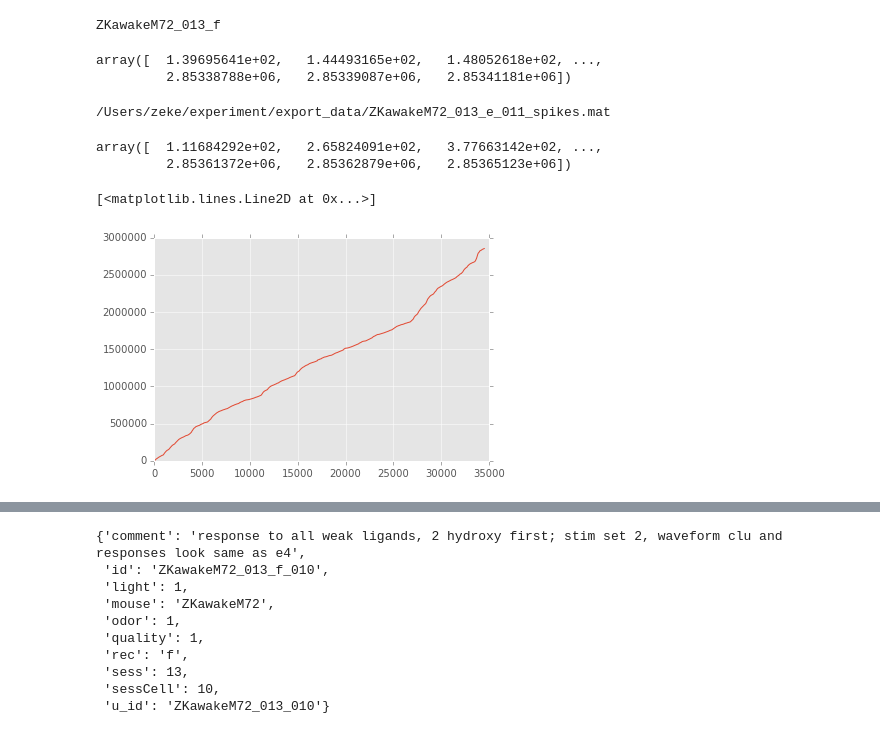
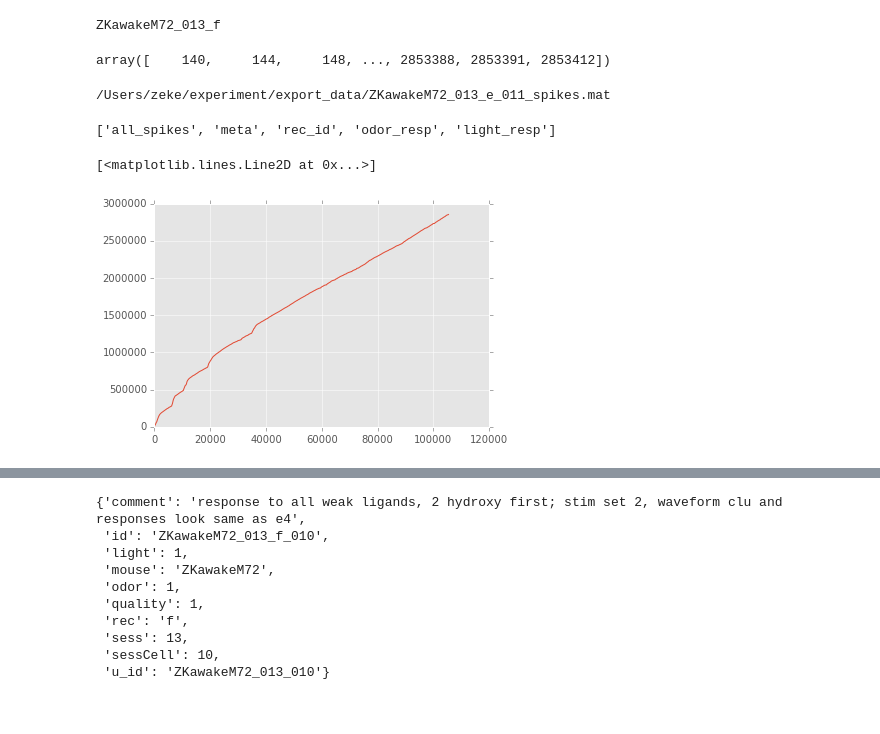
Before and after one commit to zekearneodo/ephys-tools, a Jupyter notebook: ephysScripts/Untitled.ipynb, the cells around one changed output, grey strips where cells are left out. Drawn from its saved outputs; the diff is of its cells as text; code cells hidden in the pictures.

Commit message:
changes in cells_neils and python data scripts

```diff
--- a/ephysScripts/Untitled.ipynb
+++ b/ephysScripts/Untitled.ipynb
@@ -33,6 +33,12 @@ from analysis import stimulus as st
 
 #load all the records, to not load all the records for every stimulus
 fn = en.file_names(root = experiment_folder)
-cells_path = fn.fold_exp_data
+cells_path = os.path.join(fn.fold_exp_data, 'data_play')
 all_records = dl.load_cells(cells_path)
+
+## create a stimulus and initialize it (load its responses)
+high_2hydroxy = st.Odor(['2-hydroxyacetophenone','2hydroxyacetophenone'], 0.0051)
+st_1 = st.Stimulus(high_2hydroxy, records = all_records, tags = {'light':1} )
+#get the first response and plot it
+[r.plot() for r in list(st_1.responses.values())]
 # %% [output]
@@ -127,10 +163,9 @@ print sent_str
 # %% [output]
 ZKawakeM72_013_f
 # %%
-all_records['responses']['ZKawakeM72_013_f_010']['all_spikes']
+all_records['responses']['ZKawakeM72_013_e_010']['all_spikes']
 # %% [output]
-array([  1.39695641e+02,   1.44493165e+02,   1.48052618e+02, ...,
-         2.85338788e+06,   2.85339087e+06,   2.85341181e+06])
+array([    140,     144,     148, ..., 2853388, 2853391, 2853412])
 # %%
 mat_file_path='/Users/zeke/experiment/export_data/ZKawakeM72_013_e_011_spikes.mat'
 assert(os.path.isfile(mat_file_path))
@@ -140,13 +175,12 @@ spikes_loaded = spike_data['thisUnit']
 all_spikes = np.array(spikes_loaded.times, dtype=np.float)
 # %% [output]
 /Users/zeke/experiment/export_data/ZKawakeM72_013_e_011_spikes.mat
-# %%
-spikes_loaded.times
-# %% [output]
-array([  1.11684292e+02,   2.65824091e+02,   3.77663142e+02, ...,
-         2.85361372e+06,   2.85362879e+06,   2.85365123e+06])
+# %%
+all_records['responses']['ZKawakeM72_013_e_010'].keys()
+# %% [output]
+['all_spikes', 'meta', 'rec_id', 'odor_resp', 'light_resp']
 # %%
-plt.plot(all_records['responses']['ZKawakeM72_013_f_010']['all_spikes'])
+plt.plot(all_records['responses']['ZKawakeM72_013_e_011']['all_spikes'])
 # %% [output]
 [<matplotlib.lines.Line2D at 0x...>]
-[figure, old version]
+[figure, new version]
```
Also changed, not shown: parts of 20 cells of this notebook, 15 other files.
